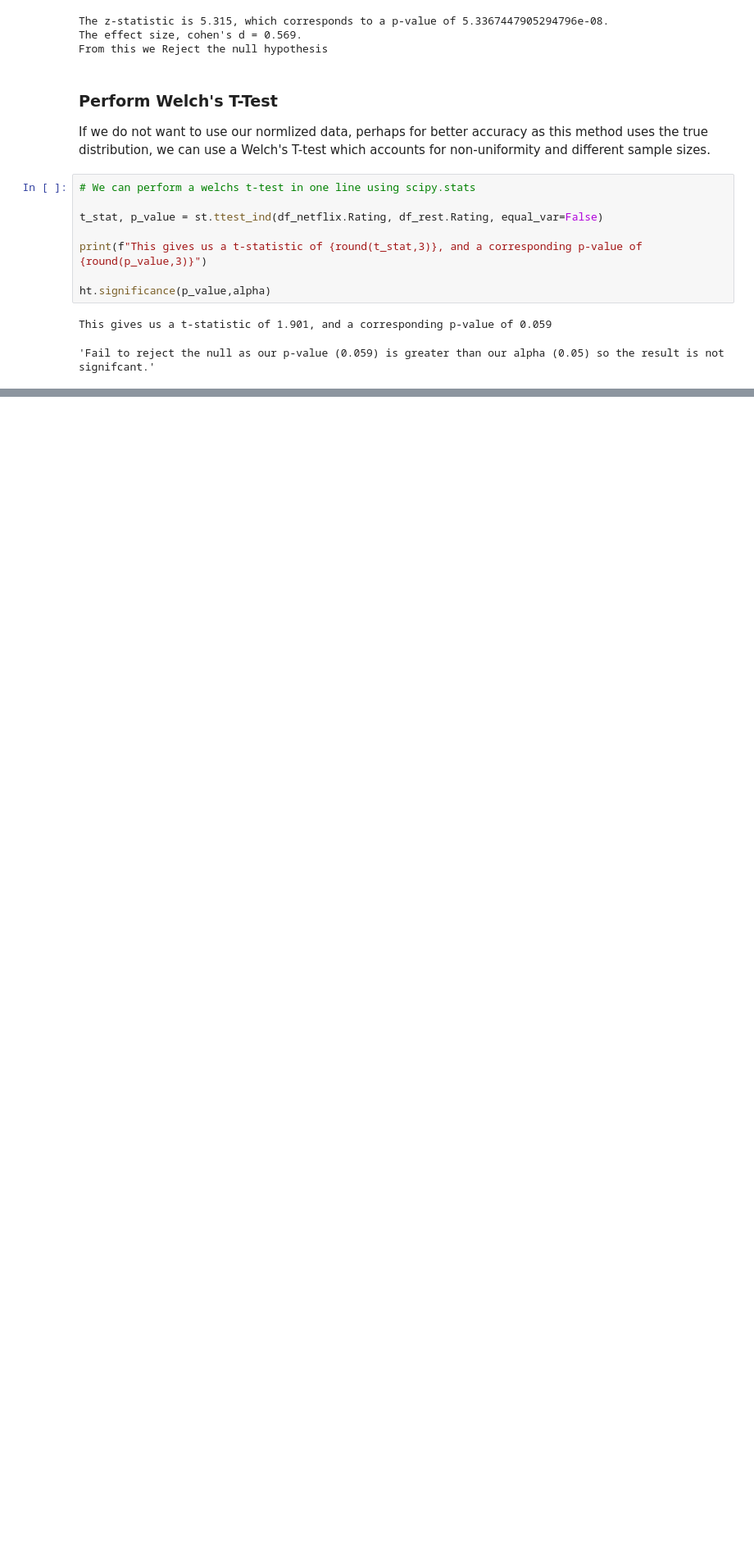
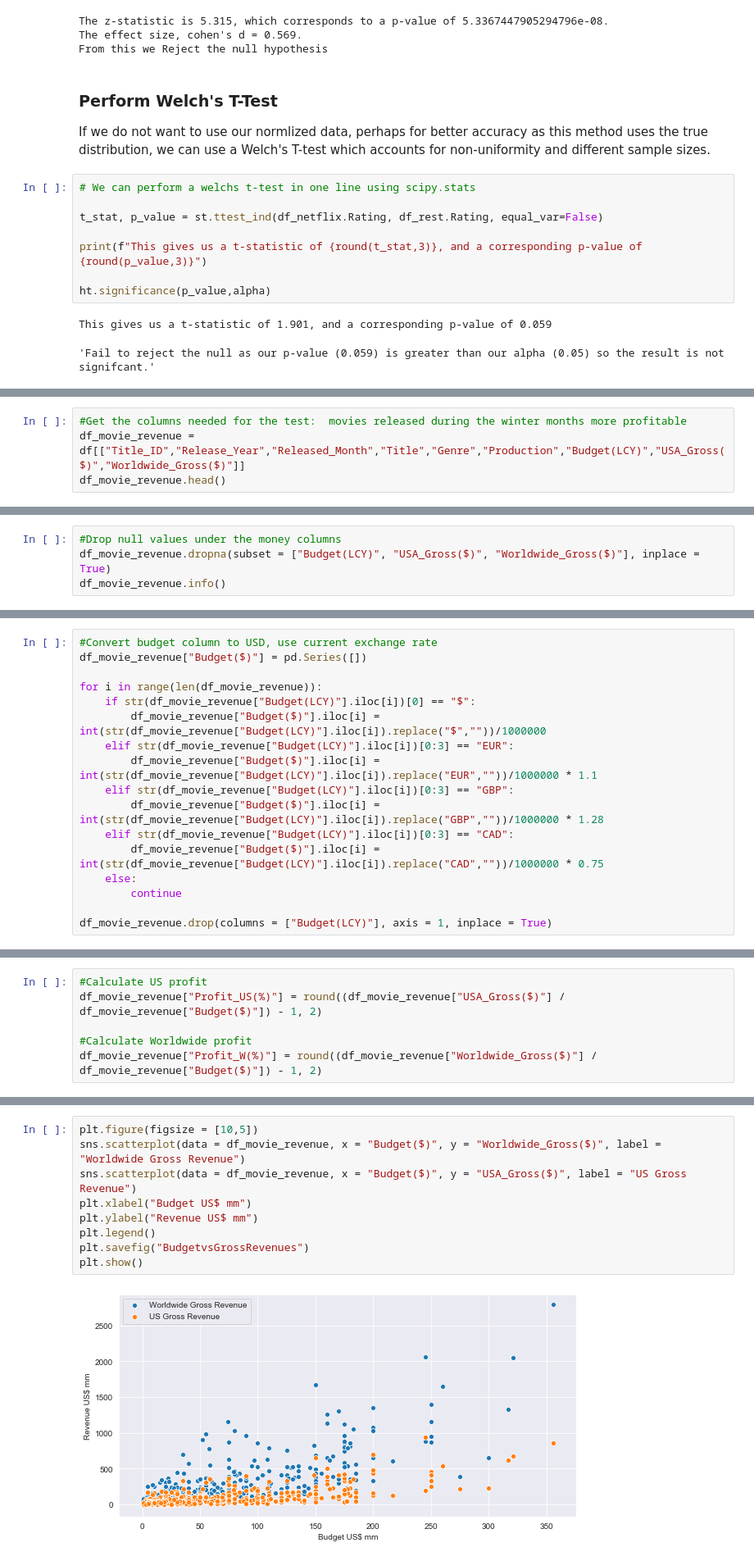
Before and after one commit to Greg-S-12/movies_project3, a Jupyter notebook: Final_Notebook.ipynb, the cells around one changed output, grey strips where cells are left out. Shown at 82% size. Cells and saved outputs as stored; diff of their text form; blank space fills up the shorter version.

```diff
--- a/Final_Notebook.ipynb
+++ b/Final_Notebook.ipynb
@@ -424,0 +427,4 @@ This gives us a t-statistic of 1.901, and a corresponding p-value of 0.059
+# %%
+#Get the columns needed for the test:  movies released during the winter months more profitable
+df_movie_revenue = df[["Title_ID","Release_Year","Released_Month","Title","Genre","Production","Budget(LCY)","USA_Gross($)","Worldwide_Gross($)"]]
+df_movie_revenue.head()
@@ -424,0 +457,4 @@ This gives us a t-statistic of 1.901, and a corresponding p-value of 0.059
+# %%
+#Drop null values under the money columns
+df_movie_revenue.dropna(subset = ["Budget(LCY)", "USA_Gross($)", "Worldwide_Gross($)"], inplace = True)
+df_movie_revenue.info()
@@ -424,0 +479,17 @@ This gives us a t-statistic of 1.901, and a corresponding p-value of 0.059
+# %%
+#Convert budget column to USD, use current exchange rate
+df_movie_revenue["Budget($)"] = pd.Series([])
+
+for i in range(len(df_movie_revenue)):
+    if str(df_movie_revenue["Budget(LCY)"].iloc[i])[0] == "$":
+        df_movie_revenue["Budget($)"].iloc[i] = int(str(df_movie_revenue["Budget(LCY)"].iloc[i]).replace("$",""))/1000000
+    elif str(df_movie_revenue["Budget(LCY)"].iloc[i])[0:3] == "EUR":
+        df_movie_revenue["Budget($)"].iloc[i] = int(str(df_movie_revenue["Budget(LCY)"].iloc[i]).replace("EUR",""))/1000000 * 1.1
+    elif str(df_movie_revenue["Budget(LCY)"].iloc[i])[0:3] == "GBP":
+        df_movie_revenue["Budget($)"].iloc[i] = int(str(df_movie_revenue["Budget(LCY)"].iloc[i]).replace("GBP",""))/1000000 * 1.28
+    elif str(df_movie_revenue["Budget(LCY)"].iloc[i])[0:3] == "CAD":
+        df_movie_revenue["Budget($)"].iloc[i] = int(str(df_movie_revenue["Budget(LCY)"].iloc[i]).replace("CAD",""))/1000000 * 0.75
+    else:
+        continue
+
+df_movie_revenue.drop(columns = ["Budget(LCY)"], axis = 1, inplace = True)
@@ -424,0 +514,6 @@ This gives us a t-statistic of 1.901, and a corresponding p-value of 0.059
+# %%
+#Calculate US profit
+df_movie_revenue["Profit_US(%)"] = round((df_movie_revenue["USA_Gross($)"] / df_movie_revenue["Budget($)"]) - 1, 2)
+
+#Calculate Worldwide profit
+df_movie_revenue["Profit_W(%)"] = round((df_movie_revenue["Worldwide_Gross($)"] / df_movie_revenue["Budget($)"]) - 1, 2)
@@ -424,0 +550,11 @@ This gives us a t-statistic of 1.901, and a corresponding p-value of 0.059
+# %%
+plt.figure(figsize = [10,5])
+sns.scatterplot(data = df_movie_revenue, x = "Budget($)", y = "Worldwide_Gross($)", label = "Worldwide Gross Revenue")
+sns.scatterplot(data = df_movie_revenue, x = "Budget($)", y = "USA_Gross($)", label = "US Gross Revenue")
+plt.xlabel("Budget US$ mm")
+plt.ylabel("Revenue US$ mm")
+plt.legend()
+plt.savefig("BudgetvsGrossRevenues")
+plt.show()
+# %% [output]
+[figure, added]
```
Also changed, not shown: parts of 81 cells of this notebook, 2 other files.
